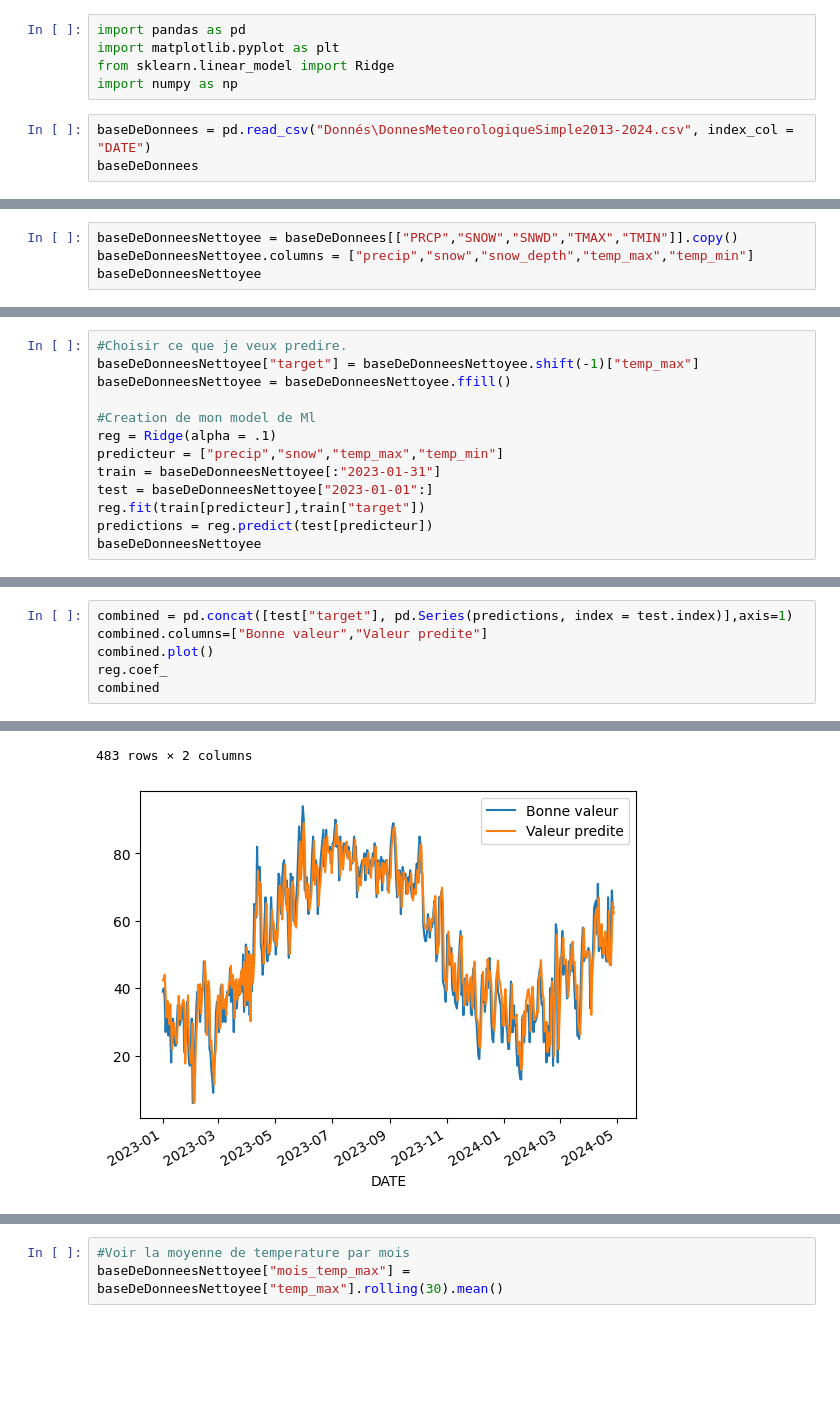
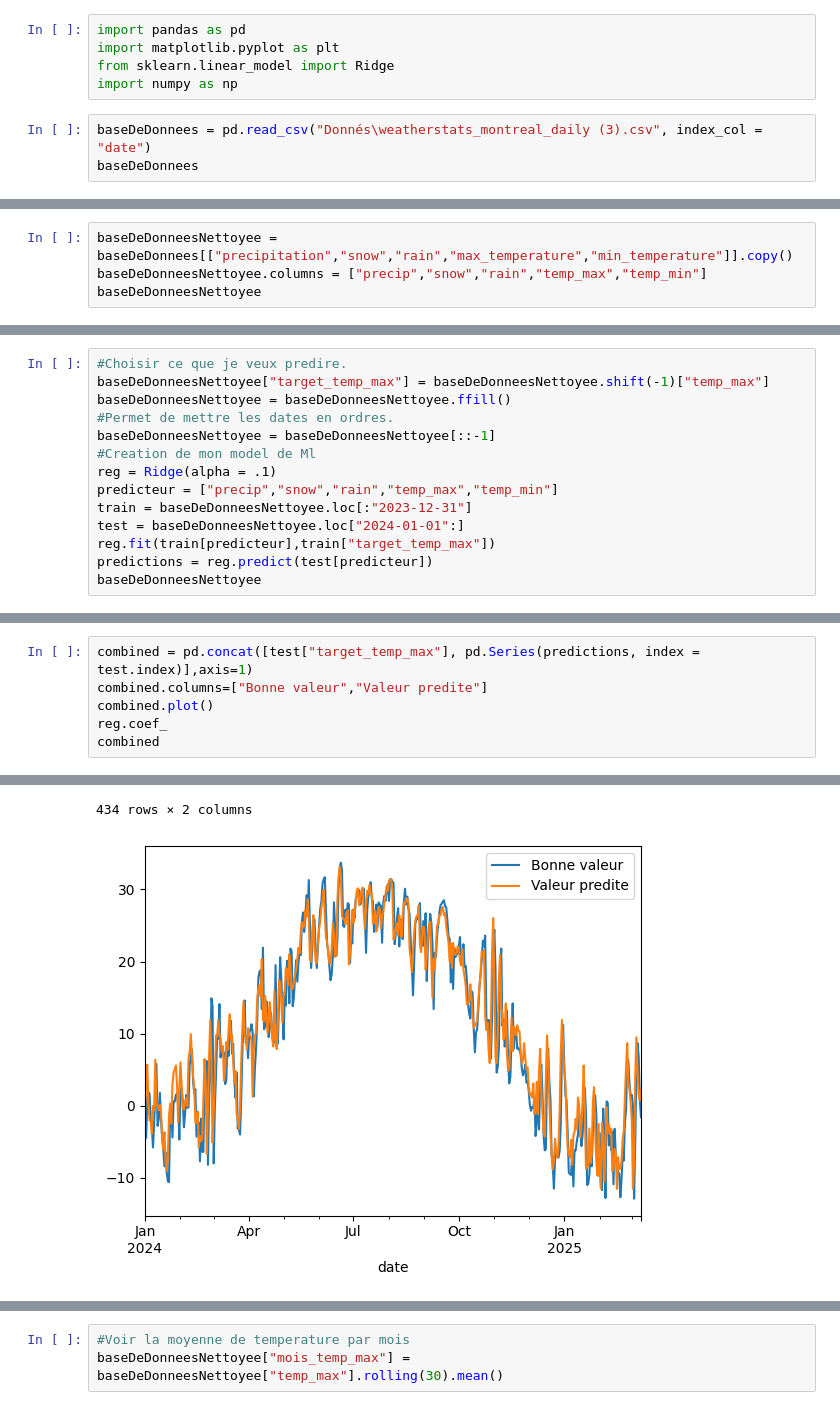
Before and after one commit to MohamedAmineAllet/KAFFKA-ON-THE-MOON, a Jupyter notebook: MachinesIntelligentes/Version3PredicteurMeteo.ipynb, the cells around one changed output, grey strips where cells are left out. Drawn from its saved outputs; the diff is of its cells as text; blank space fills up the shorter version.

```diff
--- a/MachinesIntelligentes/Version3PredicteurMeteo.ipynb
+++ b/MachinesIntelligentes/Version3PredicteurMeteo.ipynb
@@ -4,6 +4,6 @@ import matplotlib.pyplot as plt
 from sklearn.linear_model import Ridge
 import numpy as np
 # %%
-baseDeDonnees = pd.read_csv("Donnés\DonnesMeteorologiqueSimple2013-2024.csv", index_col = "DATE")
+baseDeDonnees = pd.read_csv("Donnés\weatherstats_montreal_daily (3).csv", index_col = "date")
 baseDeDonnees
 # %% [output]
@@ -38,5 +39,5 @@ dtype: float64
 # %%
-baseDeDonneesNettoyee = baseDeDonnees[["PRCP","SNOW","SNWD","TMAX","TMIN"]].copy()
-baseDeDonneesNettoyee.columns = ["precip","snow","snow_depth","temp_max","temp_min"]
+baseDeDonneesNettoyee = baseDeDonnees[["precipitation","snow","rain","max_temperature","min_temperature"]].copy()
+baseDeDonneesNettoyee.columns = ["precip","snow","rain","temp_max","temp_min"]
 baseDeDonneesNettoyee
 # %% [output]
@@ -113,14 +117,15 @@ baseDeDonneesNettoyee[["temp_min","temp_max"]].plot()
 # %%
 #Choisir ce que je veux predire.
-baseDeDonneesNettoyee["target"] = baseDeDonneesNettoyee.shift(-1)["temp_max"]
+baseDeDonneesNettoyee["target_temp_max"] = baseDeDonneesNettoyee.shift(-1)["temp_max"]
 baseDeDonneesNettoyee = baseDeDonneesNettoyee.ffill()
-
+#Permet de mettre les dates en ordres.
+baseDeDonneesNettoyee = baseDeDonneesNettoyee[::-1]
 #Creation de mon model de Ml
 reg = Ridge(alpha = .1)
-predicteur = ["precip","snow","temp_max","temp_min"]
-train = baseDeDonneesNettoyee[:"2023-01-31"]
-test = baseDeDonneesNettoyee["2023-01-01":]
-reg.fit(train[predicteur],train["target"])
+predicteur = ["precip","snow","rain","temp_max","temp_min"]
+train = baseDeDonneesNettoyee.loc[:"2023-12-31"]
+test = baseDeDonneesNettoyee.loc["2024-01-01":]
+reg.fit(train[predicteur],train["target_temp_max"])
 predictions = reg.predict(test[predicteur])
 baseDeDonneesNettoyee
 # %% [output]
@@ -154,5 +159,5 @@ mean_absolute_error(test["target"],predictions)
 # %%
-combined = pd.concat([test["target"], pd.Series(predictions, index = test.index)],axis=1)
+combined = pd.concat([test["target_temp_max"], pd.Series(predictions, index = test.index)],axis=1)
 combined.columns=["Bonne valeur","Valeur predite"]
 combined.plot()
 reg.coef_
@@ -174,5 +179,5 @@ combined
-483 rows × 2 columns
+434 rows × 2 columns
-[figure, old version]
+[figure, new version]
 # %%
 #Creer methode de prediction
 def creer_UnePrediction(predicteur,baseDeDonneesNettoyee,reg):
```
Also changed, not shown: parts of 22 cells of this notebook, 7 other files.
